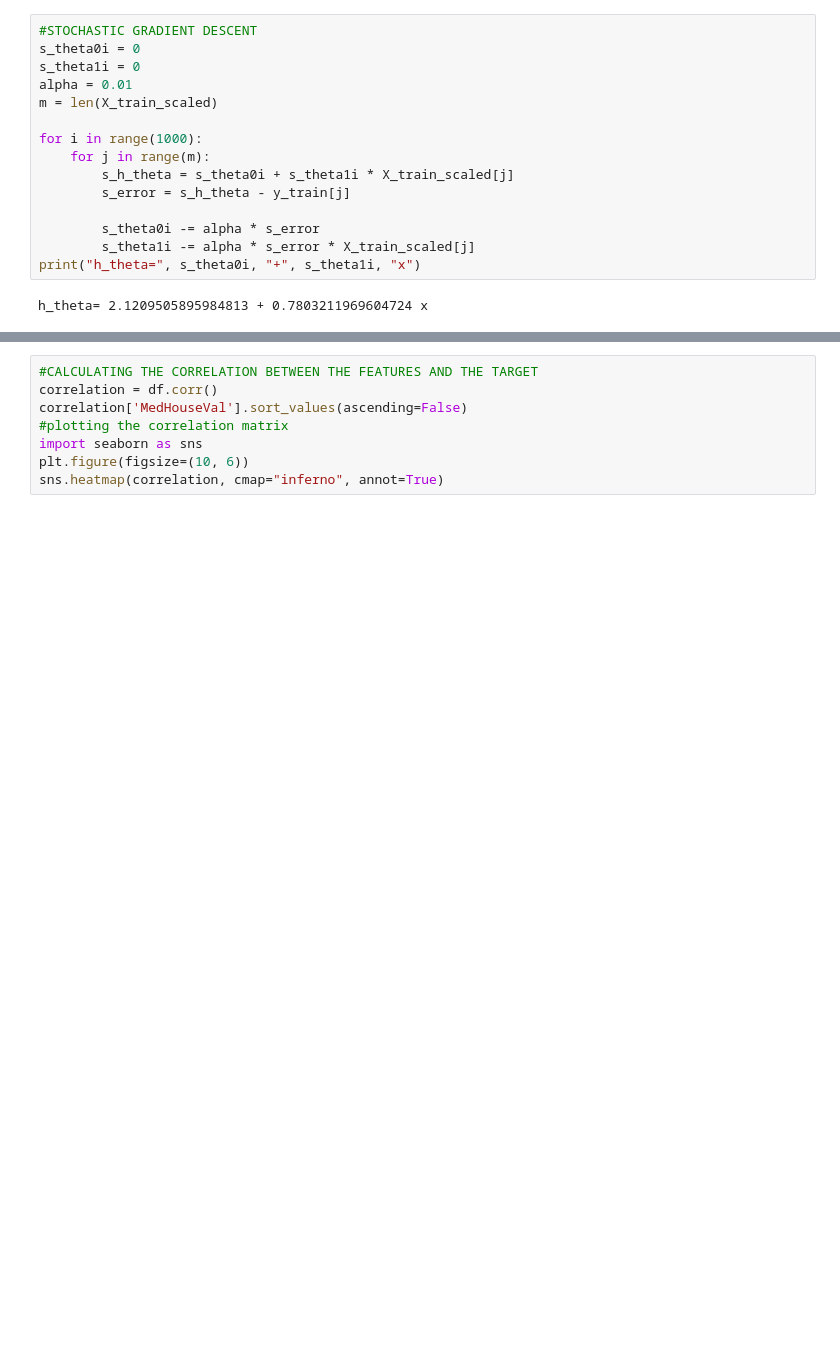
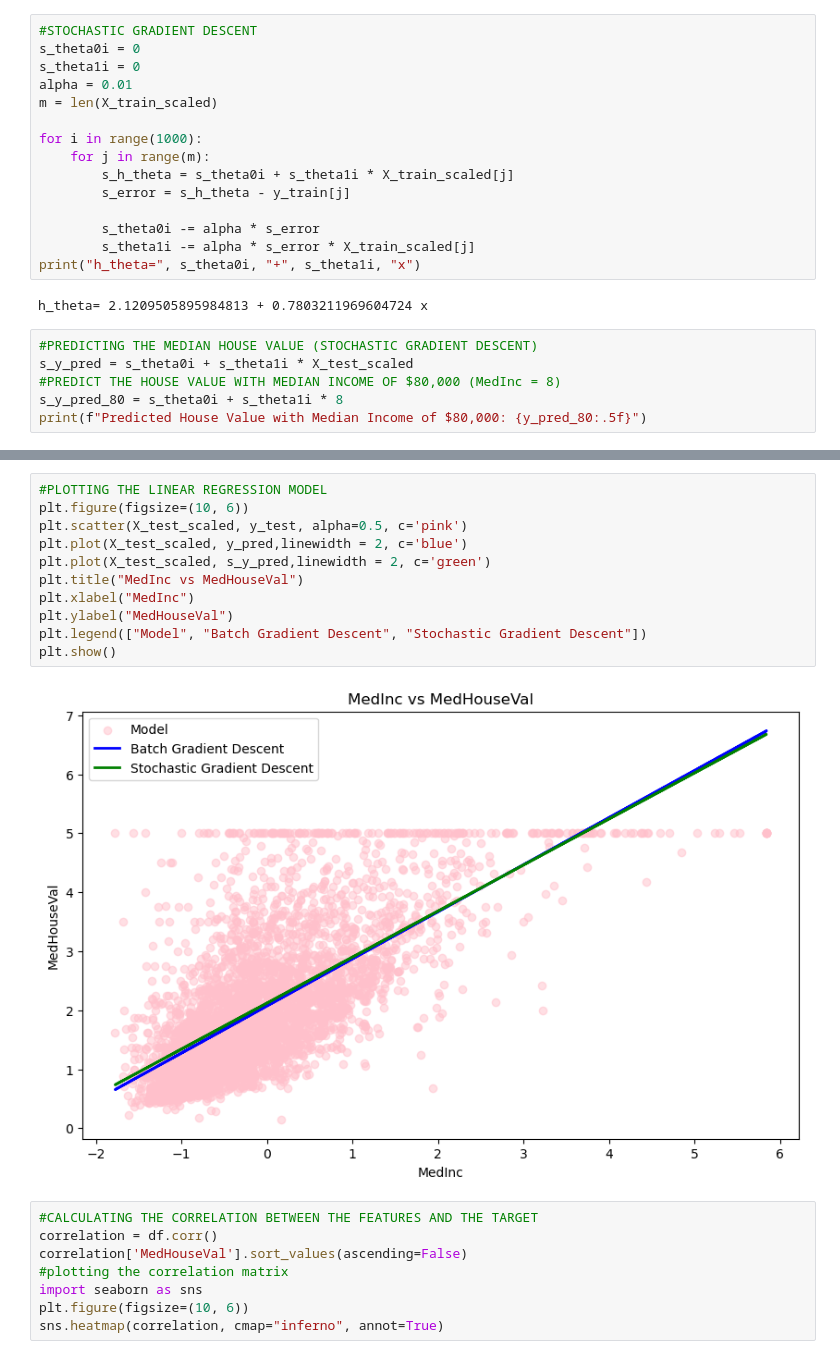
Before and after one commit to arwaguudle/Artificial-Intelligence-Coursework, a Jupyter notebook: Linear Regression.ipynb, the cells around one changed output, grey strips where cells are left out. Cells and saved outputs as stored; diff of their text form; blank space fills up the shorter version.

Commit message:
added accuracies and sdg/gd graphs

```diff
--- a/Linear Regression.ipynb
+++ b/Linear Regression.ipynb
@@ -170,3 +158,9 @@ for i in range(1000):
 print("h_theta=", s_theta0i, "+", s_theta1i, "x")
 # %% [output]
 h_theta= 2.1209505895984813 + 0.7803211969604724 x
+# %%
+#PREDICTING THE MEDIAN HOUSE VALUE (STOCHASTIC GRADIENT DESCENT)
+s_y_pred = s_theta0i + s_theta1i * X_test_scaled
+#PREDICT THE HOUSE VALUE WITH MEDIAN INCOME OF $80,000 (MedInc = 8)
+s_y_pred_80 = s_theta0i + s_theta1i * 8
+print(f"Predicted House Value with Median Income of $80,000: {y_pred_80:.5f}")
@@ -173,3 +183,16 @@ h_theta= 2.1209505895984813 + 0.7803211969604724 x
+# %%
+#PLOTTING THE LINEAR REGRESSION MODEL
+plt.figure(figsize=(10, 6))
+plt.scatter(X_test_scaled, y_test, alpha=0.5, c='pink')
+plt.plot(X_test_scaled, y_pred,linewidth = 2, c='blue')
+plt.plot(X_test_scaled, s_y_pred,linewidth = 2, c='green')
+plt.title("MedInc vs MedHouseVal")
+plt.xlabel("MedInc")
+plt.ylabel("MedHouseVal")
+plt.legend(["Model", "Batch Gradient Descent", "Stochastic Gradient Descent"])
+plt.show()
+# %% [output]
+[figure, added]
 # %%
 #CALCULATING THE CORRELATION BETWEEN THE FEATURES AND THE TARGET
 correlation = df.corr()
```
Also changed, not shown: parts of 3 cells of this notebook.
